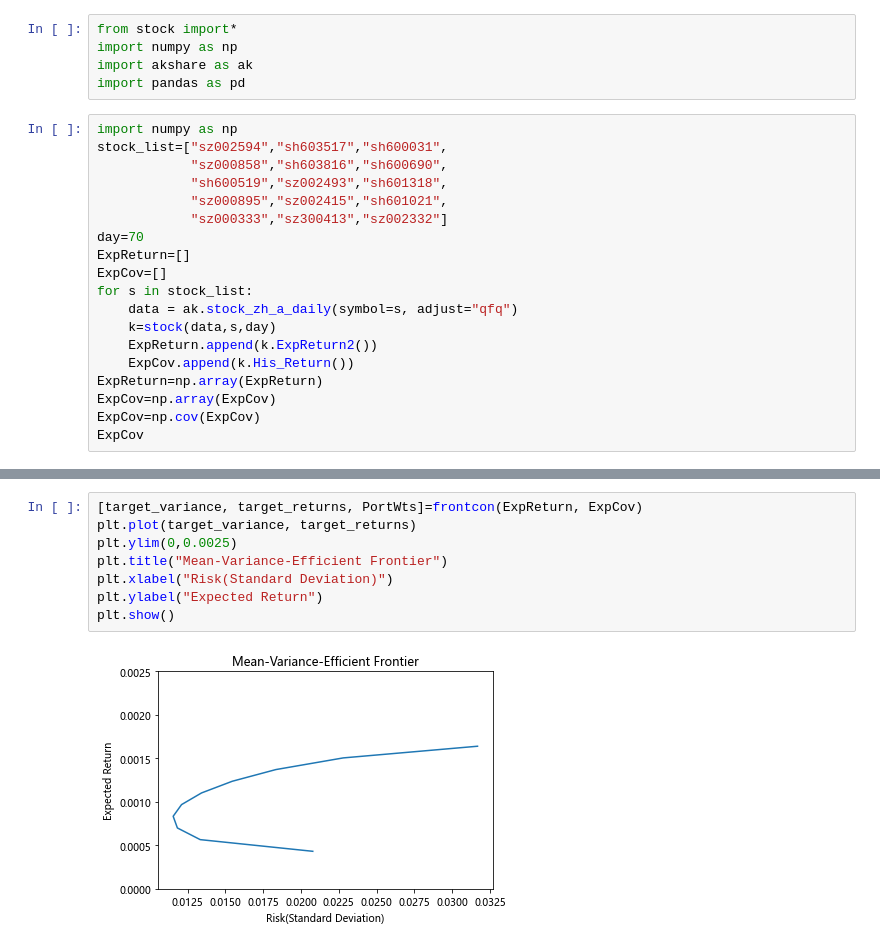
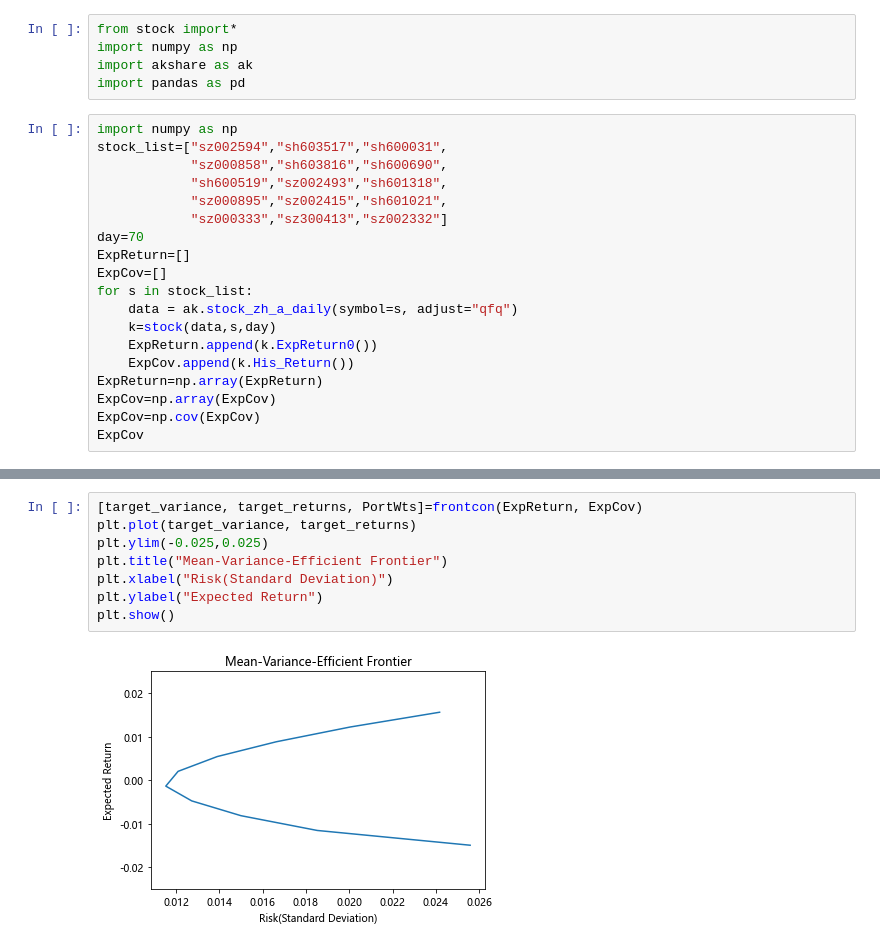
Before and after one commit to Gilmour-99/Stock-Finance-Algorithms, a Jupyter notebook: 股票前缘组合.ipynb, the cells around one changed output, grey strips where cells are left out. Saved outputs shown, nothing was run; the diff lists cells and outputs as text.

```diff
--- a/股票前缘组合.ipynb
+++ b/股票前缘组合.ipynb
@@ -16,7 +16,7 @@ ExpCov=[]
 for s in stock_list:
     data = ak.stock_zh_a_daily(symbol=s, adjust="qfq")
     k=stock(data,s,day)
-    ExpReturn.append(k.ExpReturn2())
+    ExpReturn.append(k.ExpReturn0())
     ExpCov.append(k.His_Return())
 ExpReturn=np.array(ExpReturn)
 ExpCov=np.array(ExpCov)
@@ -43,11 +60,11 @@ array([[ 8.67572441e-04,  1.92238259e-04,  2.70092722e-04,
 # %%
 [target_variance, target_returns, PortWts]=frontcon(ExpReturn, ExpCov)
 plt.plot(target_variance, target_returns)
-plt.ylim(0,0.0025)
+plt.ylim(-0.025,0.025)
 plt.title("Mean-Variance-Efficient Frontier")
 plt.xlabel("Risk(Standard Deviation)")
 plt.ylabel("Expected Return")
 plt.show()
 # %% [output]
-[figure, old version]
+[figure, new version]
 # %%
```
Also changed, not shown: parts of 2 cells of this notebook.
